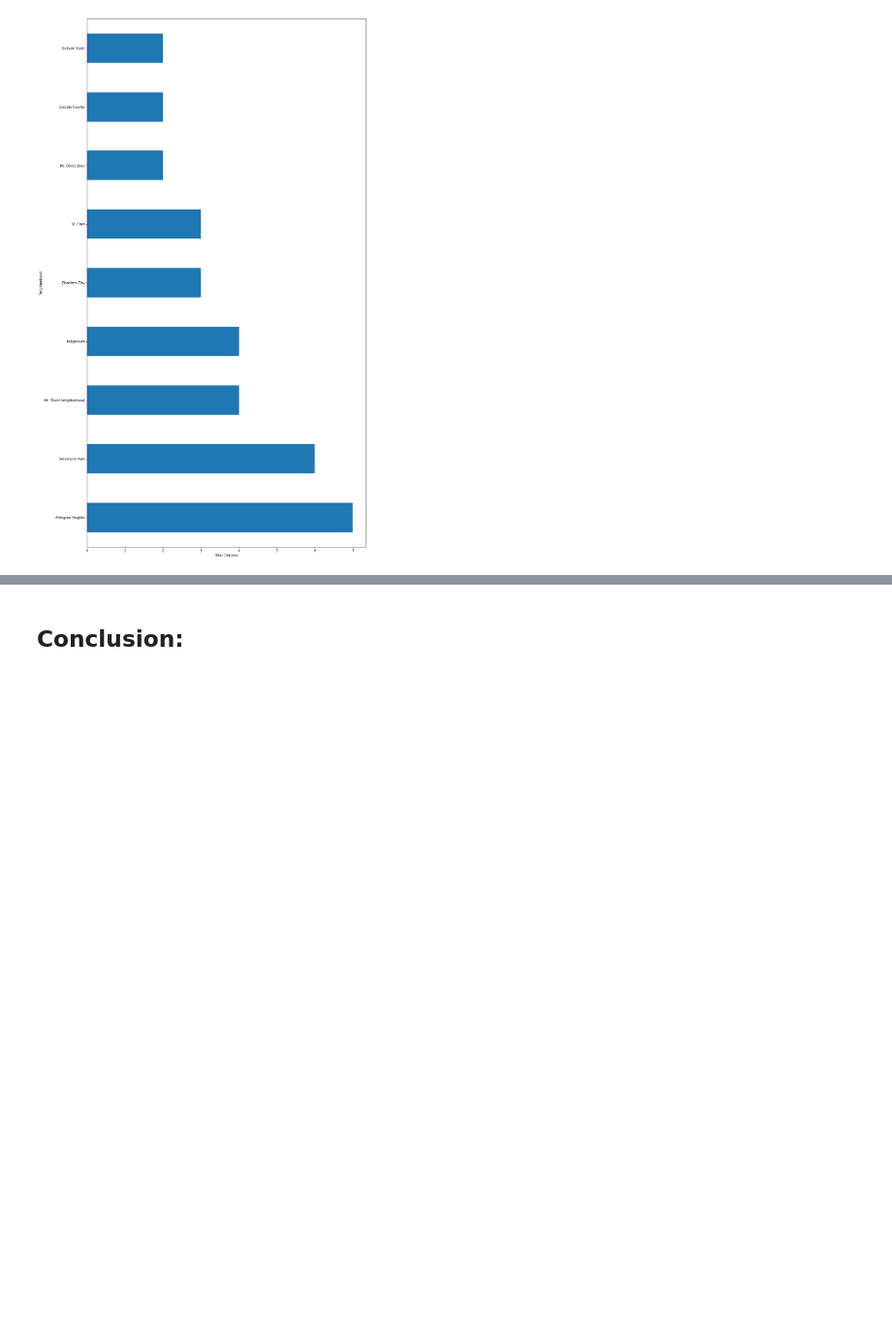
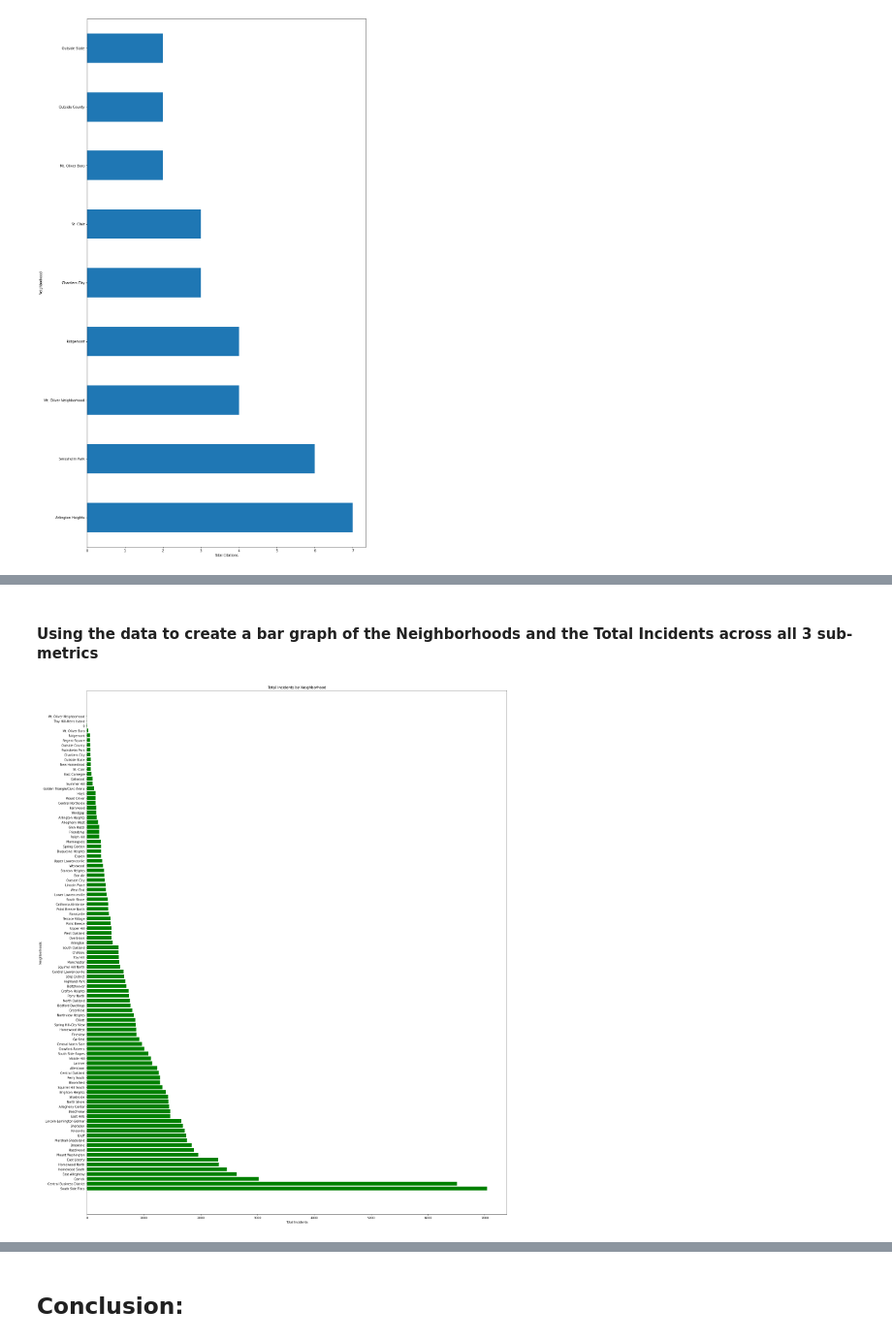
Before and after one commit to nischal2005/Big-Ideas-Final-Project-, a Jupyter notebook: Final-Report-Notebook.ipynb, the cells around one changed output, grey strips where cells are left out. Shown at 97% size. Drawn from its saved outputs; the diff is of its cells as text; code cells hidden in the pictures; blank space fills up the shorter version.

```diff
--- a/Final-Report-Notebook.ipynb
+++ b/Final-Report-Notebook.ipynb
@@ -113,0 +312,26 @@ Cannot count "Outside State" or "Outside Country" because we are looking at Neig
+# %% [markdown]
+#### Using the data to create a bar graph of the Neighborhoods and the Total Incidents across all 3 sub-metrics
+# %%
+import matplotlib.pyplot as plt
+
+# Assuming 'combined_data' is your combined dataframe
+plt.figure(figsize=(25, 32))
+
+# Sort the dataframe by Total_Incidents in descending order
+combined_data = combined_data.sort_values(by='Total_Incidents', ascending=False)
+
+# Convert 'INCIDENTNEIGHBORHOOD' to strings
+combined_data['INCIDENTNEIGHBORHOOD'] = combined_data['INCIDENTNEIGHBORHOOD'].astype(str)
+
+# Create a horizontal bar graph
+plt.barh(combined_data['INCIDENTNEIGHBORHOOD'], combined_data['Total_Incidents'], color='green')
+
+# Set labels and title
+plt.xlabel('Total Incidents')
+plt.ylabel('Neighborhoods')
+plt.title('Total Incidents by Neighborhood')
+
+# Show the plot
+plt.show()
+# %% [output]
+[figure, added]
```
Also changed, not shown: parts of 27 cells of this notebook, 4 other files.
